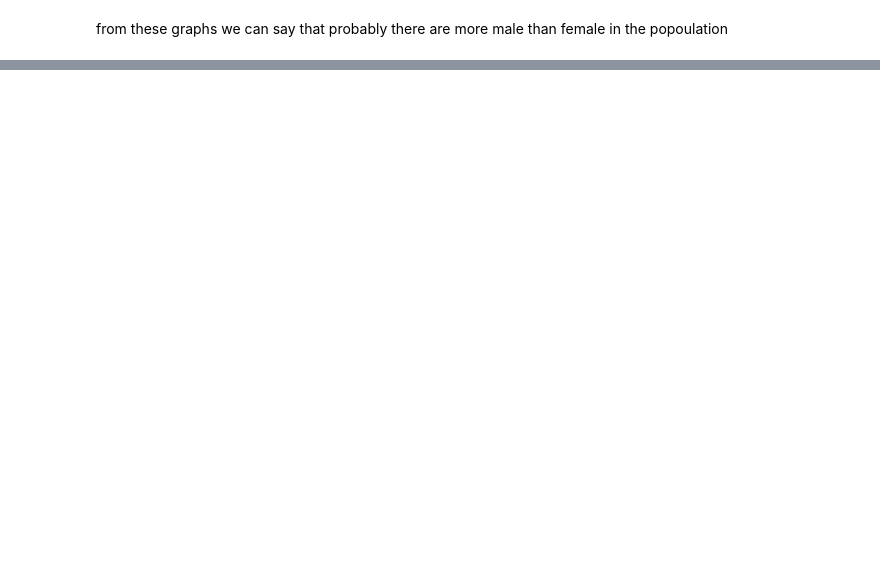
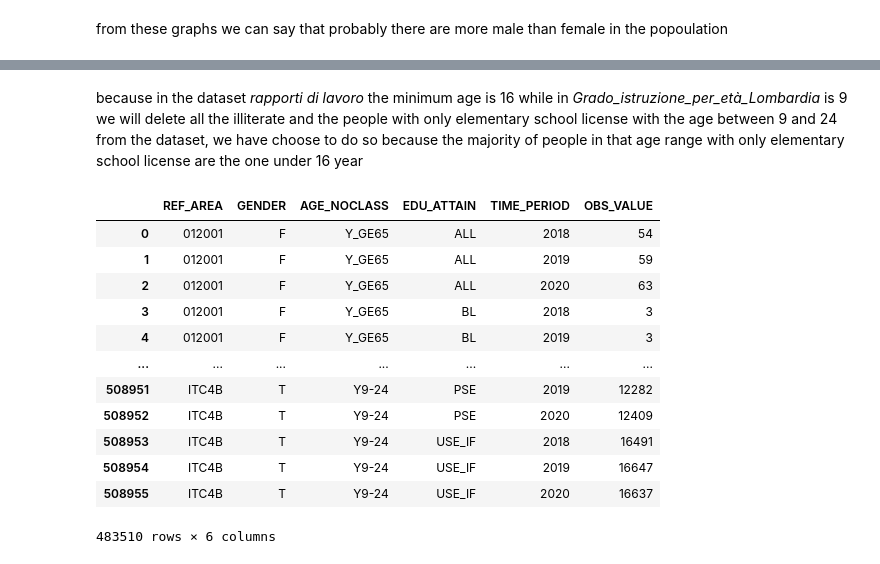
Before and after one commit to DragoE99/Drago-lamb_DataSforBusiness, a Jupyter notebook: DataSforBusiness_dragoLamb.ipynb, the cells around one changed output, grey strips where cells are left out. Drawn from its saved outputs; the diff is of its cells as text; code cells hidden in the pictures; blank space fills up the shorter version.

```diff
--- a/DataSforBusiness_dragoLamb.ipynb
+++ b/DataSforBusiness_dragoLamb.ipynb
@@ -225,3 +356,3 @@ from these graphs we can say that probably there are more male than female in th
 # %%
-grado_istruzione_age = pd.read_csv(PurePath('dataset', 'censimenti', 'Grado_istruzione_per_età_Lombardia_IT1,DF_DCSS_ISTR_LAV_PEN_2_REG.csv'))
+grado_istruzione_age  = pd.read_csv(PurePath('dataset', 'Grado_istruzione_per_età_Lombardia_IT1,DF_DCSS_ISTR_LAV_PEN_2_REG.csv'),low_memory=False)
 grado_istruzione_age.head()
@@ -272,0 +407,19 @@ rap_lavoro_attivati['TITOLOSTUDIO']
+# %% [markdown]
+because in the dataset *rapporti di lavoro* the minimum age is 16 while in *Grado_istruzione_per_età_Lombardia* is 9 we will delete all the illiterate and the people with only elementary school license with the age between 9 and 24  from the dataset, we have choose to do so because the majority of people in that age range with only elementary school license are the one under 16 year
+# %%
+grado_istruzione_age = grado_istruzione_age [~((grado_istruzione_age ['EDU_ATTAIN']== 'IL')|(grado_istruzione_age ['EDU_ATTAIN']== 'LBNA')|((grado_istruzione_age ['EDU_ATTAIN']== 'PSE')&(grado_istruzione_age ['AGE_NOCLASS']== 'Y9_24')))]
+grado_istruzione_age
+# %% [output]
+|  | REF_AREA | GENDER | AGE_NOCLASS | EDU_ATTAIN | TIME_PERIOD | OBS_VALUE |
+| 0 | 012001 | F | Y_GE65 | ALL | 2018 | 54 |
+| 1 | 012001 | F | Y_GE65 | ALL | 2019 | 59 |
+| 2 | 012001 | F | Y_GE65 | ALL | 2020 | 63 |
+| 3 | 012001 | F | Y_GE65 | BL | 2018 | 3 |
+| 4 | 012001 | F | Y_GE65 | BL | 2019 | 3 |
+| ... | ... | ... | ... | ... | ... | ... |
+| 508951 | ITC4B | T | Y9-24 | PSE | 2019 | 12282 |
+| 508952 | ITC4B | T | Y9-24 | PSE | 2020 | 12409 |
+| 508953 | ITC4B | T | Y9-24 | USE_IF | 2018 | 16491 |
+| 508954 | ITC4B | T | Y9-24 | USE_IF | 2019 | 16647 |
+| 508955 | ITC4B | T | Y9-24 | USE_IF | 2020 | 16637 |
+483510 rows × 6 columns
```
Also changed, not shown: parts of 36 cells of this notebook.
